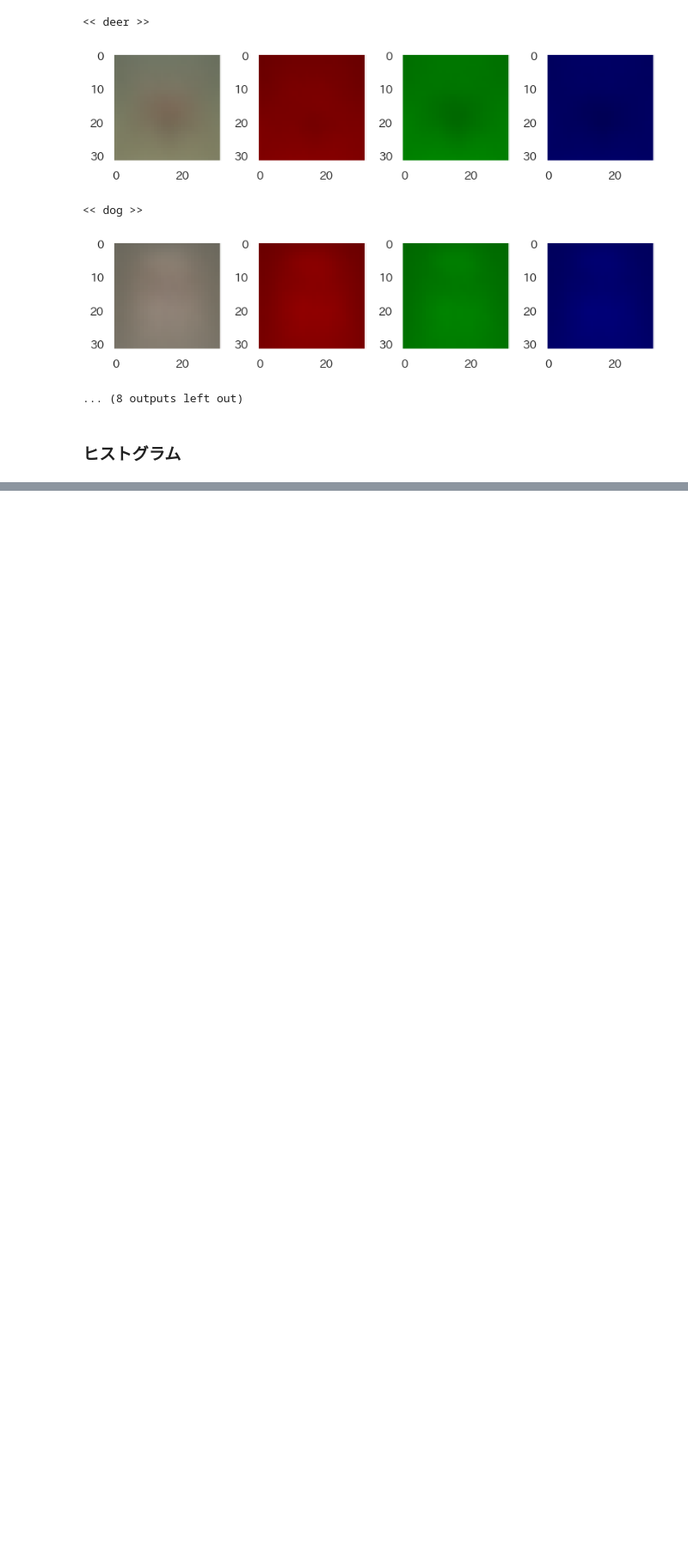
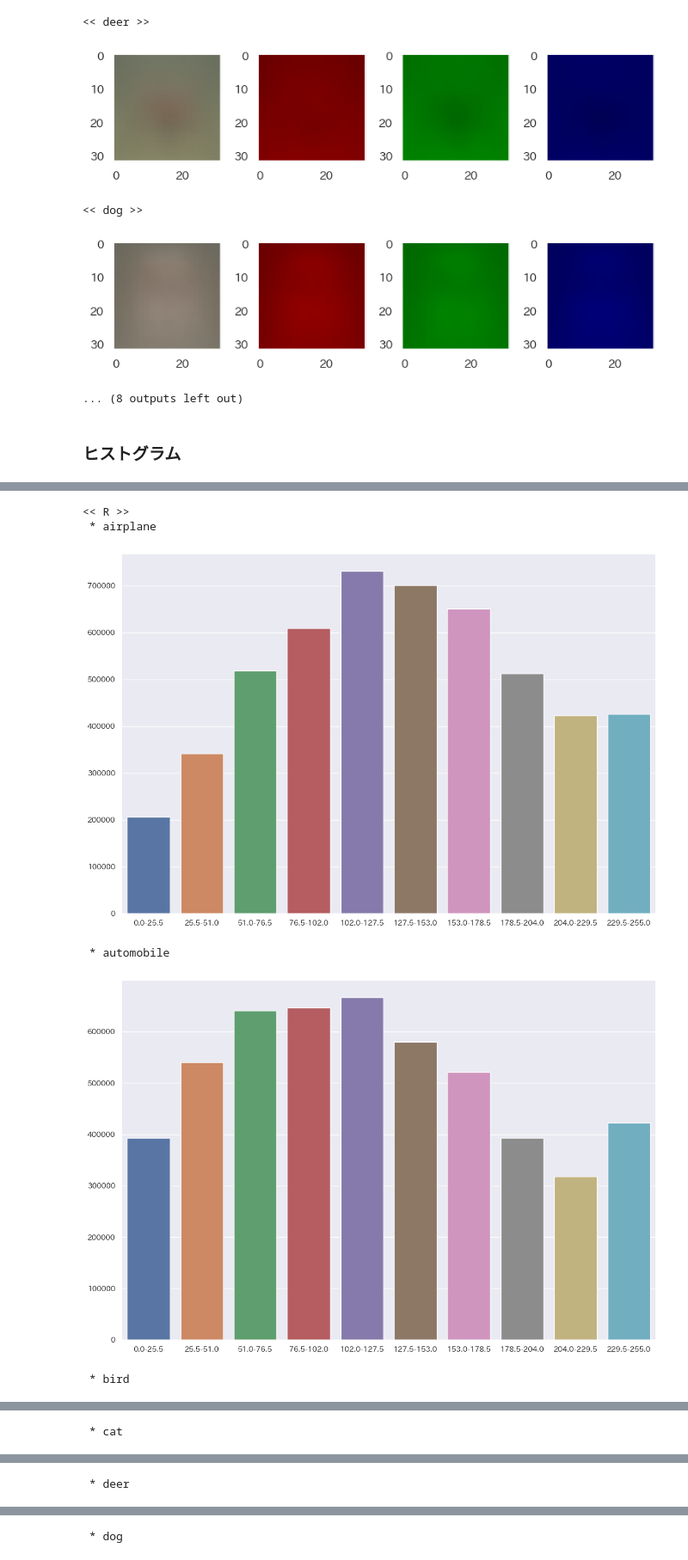
Before and after one commit to ryoma-jp/samples, a Jupyter notebook: python/templates/data_analysis/work/nb_samples/image_data_classification-keras_cnn/image_data_analysis.ipynb, the cells around one changed output, grey strips where cells are left out. Shown at 86% size. Drawn from its saved outputs; the diff is of its cells as text; code cells hidden in the pictures; blank space fills up the shorter version.

Commit message:
get RGB histogram

```diff
--- a/python/templates/data_analysis/work/nb_samples/image_data_classification-keras_cnn/image_data_analysis.ipynb
+++ b/python/templates/data_analysis/work/nb_samples/image_data_classification-keras_cnn/image_data_analysis.ipynb
@@ -153,0 +148,2 @@ img_mean_b = img_mean[:, :, :, 2]
+# %%
+hist_rgb, hist_hsv, hist_yuv = get_pixel_hist(dict_x['train'], dict_y['train'], dict_y['label_names'], 10)
@@ -153,0 +154,20 @@ img_mean_b = img_mean[:, :, :, 2]
+# %%
+channels = ['R', 'G', 'B']
+for ch in range(3):
+    print(f'<< {channels[ch]} >>')
+    for class_id in range(10):
+        print(f' * {dict_y["label_names"][class_id]}')
+        x = hist_rgb['floor_boundary']
+        y = hist_rgb['frequency'][ch][class_id]
+        plt.figure(figsize=(12, 8))
+        sns.barplot(x=x, y=y)
+        plt.tight_layout()
+        plt.show()
+        plt.close()
+# %% [output]
+<< R >>
+ * airplane
+[figure, added]
+ * automobile
+[figure, added]
+ * bird
@@ -153,0 +175 @@ img_mean_b = img_mean[:, :, :, 2]
+ * cat
@@ -153,0 +177 @@ img_mean_b = img_mean[:, :, :, 2]
+ * deer
@@ -153,0 +179 @@ img_mean_b = img_mean[:, :, :, 2]
+ * dog
```
Also changed, not shown: parts of 4 cells of this notebook, 1 other file.
